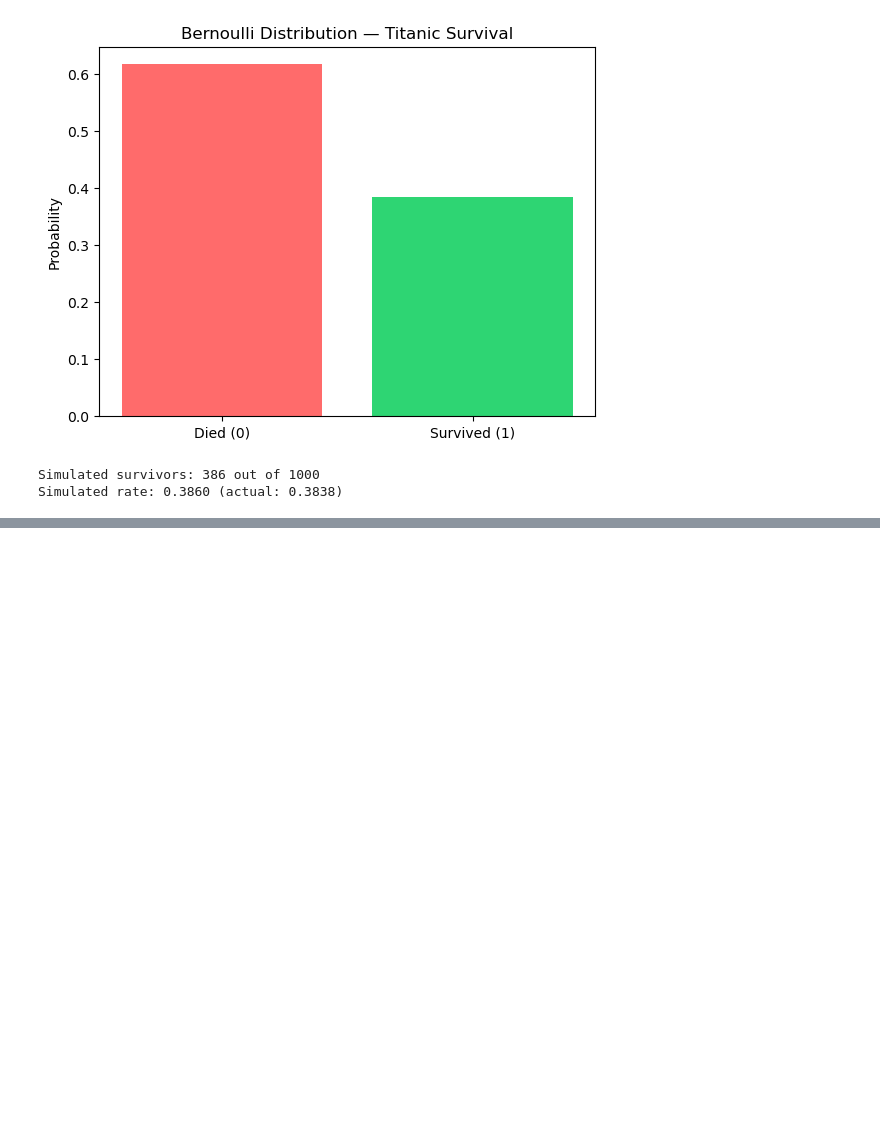
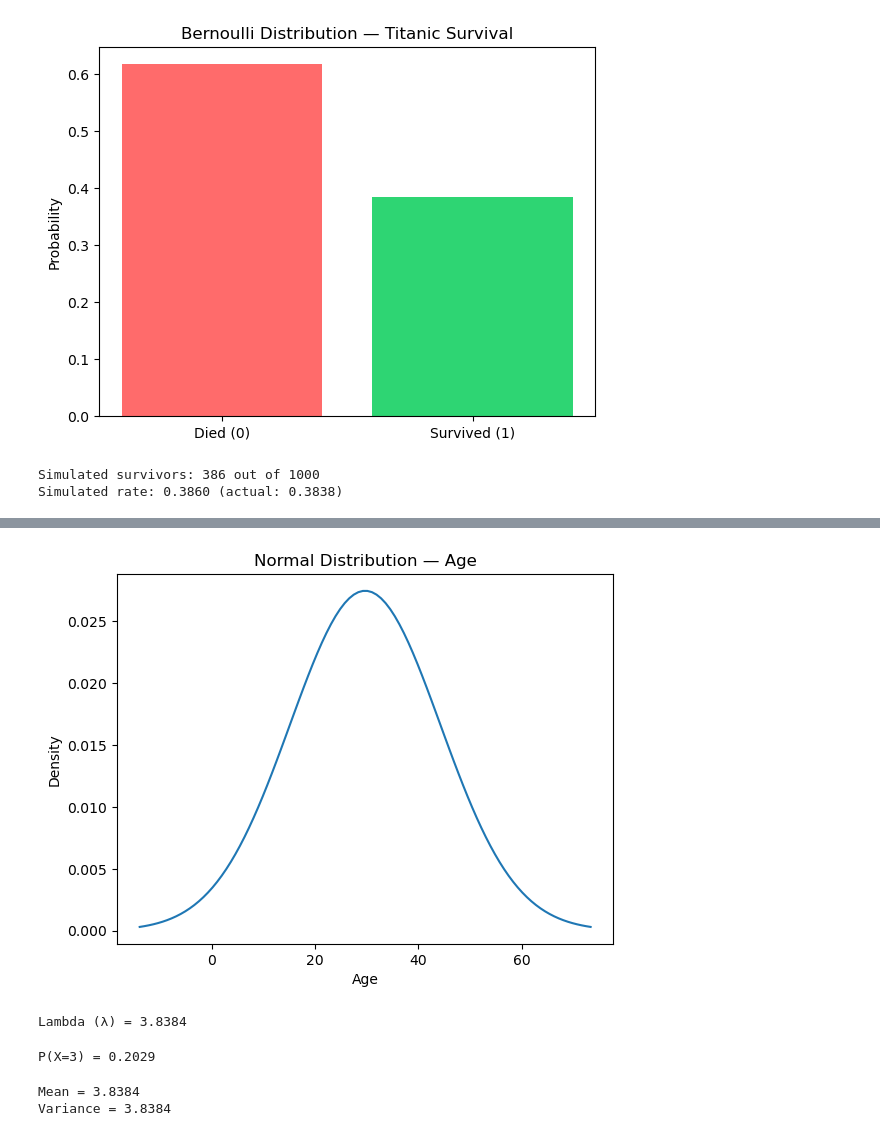
Before and after one commit to tashfeen786/AI-ML-BootCamp, a Jupyter notebook: NETSOL WORK/Week_4/TitanicDataset_to_Perform_ALL_Distributions.ipynb, the cells around one changed output, grey strips where cells are left out. Drawn from its saved outputs; the diff is of its cells as text; code cells hidden in the pictures; blank space fills up the shorter version.

```diff
--- a/NETSOL WORK/Week_4/TitanicDataset_to_Perform_ALL_Distributions.ipynb
+++ b/NETSOL WORK/Week_4/TitanicDataset_to_Perform_ALL_Distributions.ipynb
@@ -72,0 +170,2 @@ Simulated rate: 0.3860 (actual: 0.3838)
+# %%
+age_data = df['age'].dropna()
@@ -72,0 +181,4 @@ Simulated rate: 0.3860 (actual: 0.3838)
+# %%
+from scipy.stats import norm
+
+normal_dist = norm(mean, std)
@@ -72,0 +194,24 @@ Simulated rate: 0.3860 (actual: 0.3838)
+# %%
+import numpy as np
+import matplotlib.pyplot as plt
+
+x = np.linspace(mean - 3*std, mean + 3*std, 100)
+y = normal_dist.pdf(x)
+
+plt.plot(x, y)
+plt.title('Normal Distribution — Age')
+plt.xlabel('Age')
+plt.ylabel('Density')
+plt.show()
+# %% [output]
+[figure, added]
+# %%
+import numpy as np
+
+p_survive = df['Survived'].mean()
+
+lambda_ = 10 * p_survive   # average survivors in 10 passengers
+
+print(f"Lambda (λ) = {lambda_:.4f}")
+# %% [output]
+Lambda (λ) = 3.8384
@@ -72,0 +222,10 @@ Simulated rate: 0.3860 (actual: 0.3838)
+# %%
+print(f"P(X=3) = {poisson_dist.pmf(3):.4f}")
+# %% [output]
+P(X=3) = 0.2029
+# %%
+print(f"Mean = {poisson_dist.mean():.4f}")
+print(f"Variance = {poisson_dist.var():.4f}")
+# %% [output]
+Mean = 3.8384
+Variance = 3.8384
```
Also changed, not shown: parts of 19 cells of this notebook.
